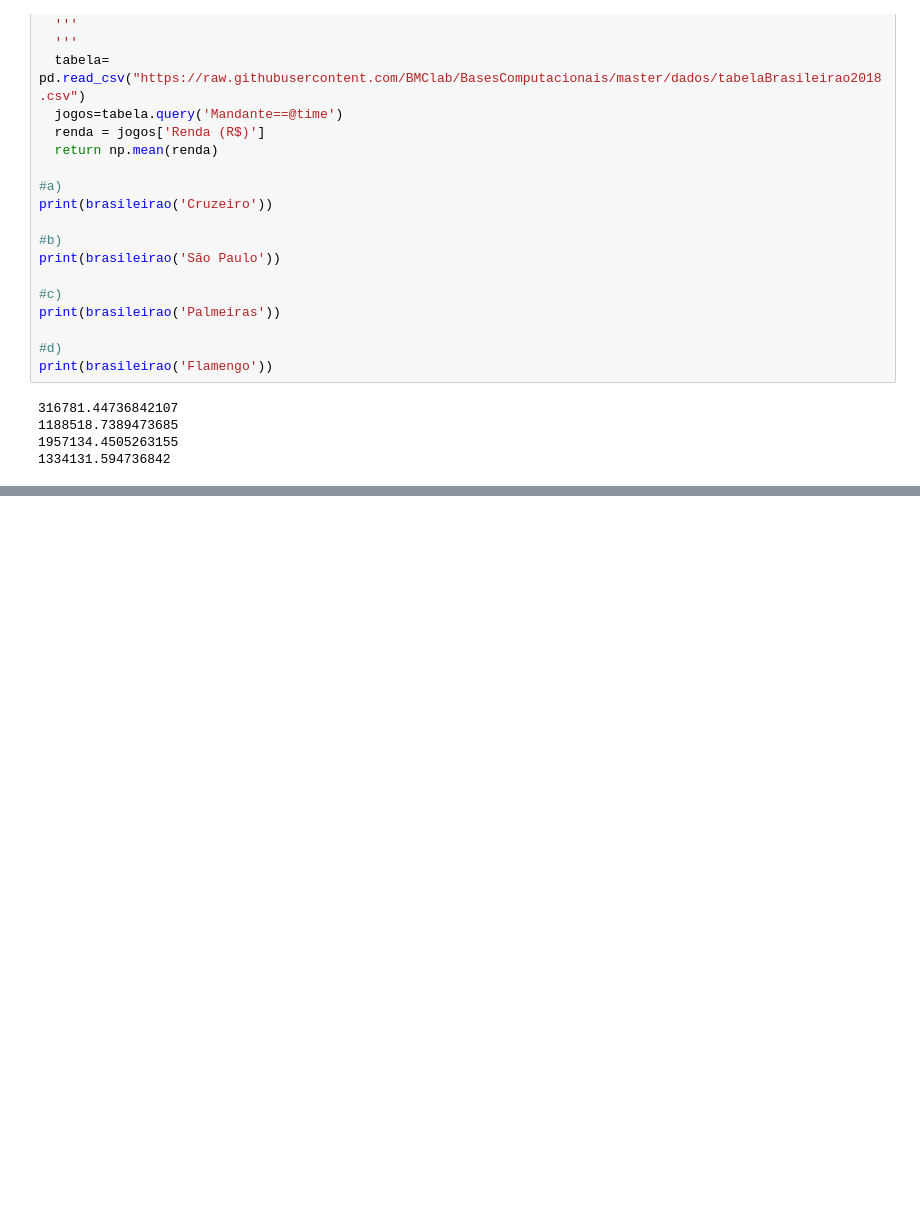
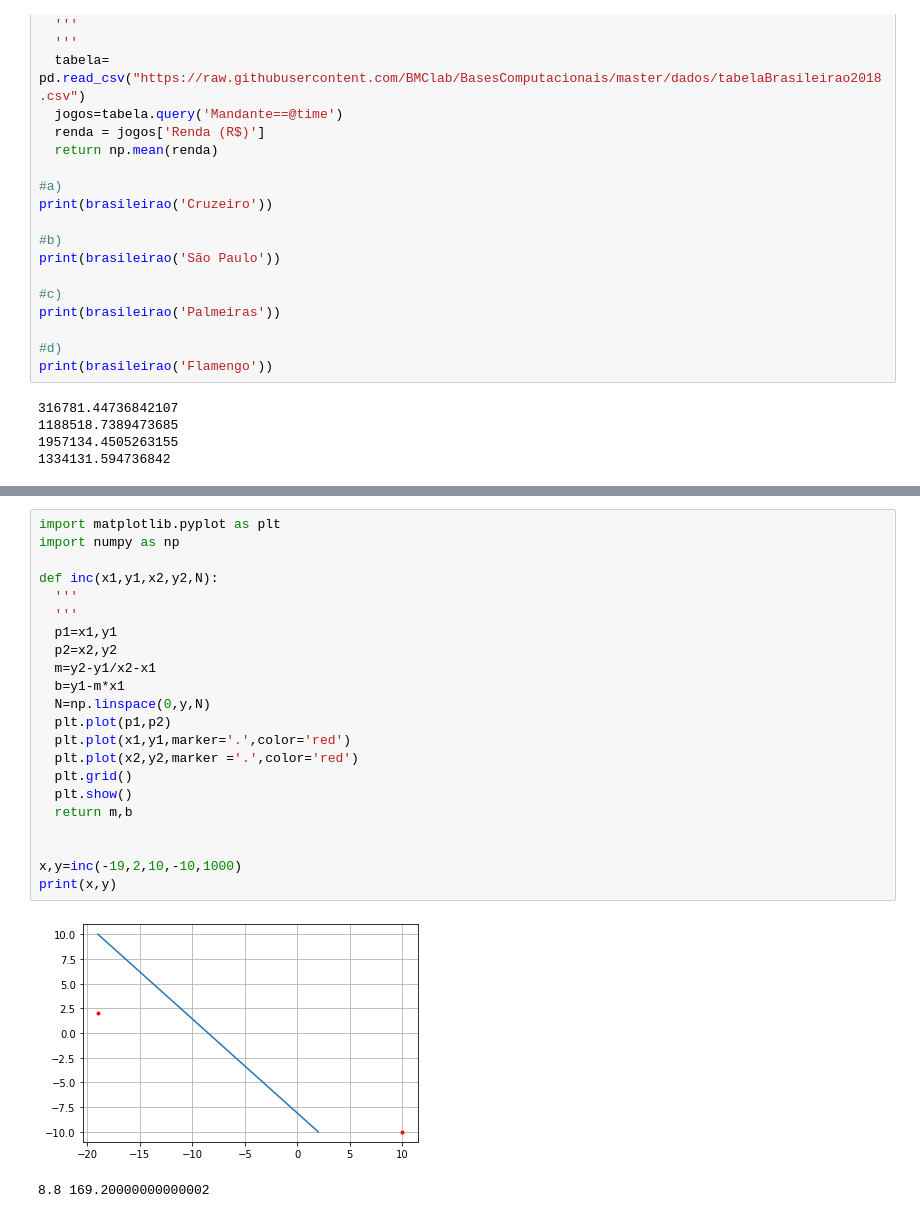
Before and after one commit to joaozz21/DATA_ANALISYS, a Jupyter notebook: Trefa16JoãoHenrique.ipynb, the cells around one changed output, grey strips where cells are left out. Saved outputs shown, nothing was run; the diff lists cells and outputs as text; blank space fills up the shorter version.

```diff
--- a/Trefa16JoãoHenrique.ipynb
+++ b/Trefa16JoãoHenrique.ipynb
@@ -192,0 +213,25 @@ print(brasileirao('Flamengo'))
+# %%
+import matplotlib.pyplot as plt
+import numpy as np
+
+def inc(x1,y1,x2,y2,N):
+  '''
+  '''
+  p1=x1,y1
+  p2=x2,y2
+  m=y2-y1/x2-x1
+  b=y1-m*x1
+  N=np.linspace(0,y,N)
+  plt.plot(p1,p2)
+  plt.plot(x1,y1,marker='.',color='red')
+  plt.plot(x2,y2,marker ='.',color='red')
+  plt.grid()
+  plt.show()
+  return m,b
+
+
+x,y=inc(-19,2,10,-10,1000)
+print(x,y)
+# %% [output]
+[figure, added]
+8.8 169.20000000000002
```
Also changed, not shown: parts of 1 cell of this notebook.
